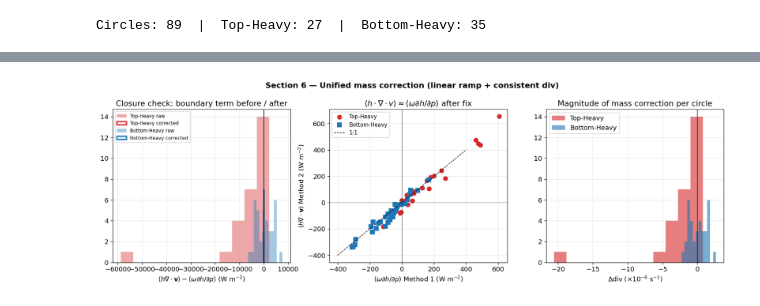
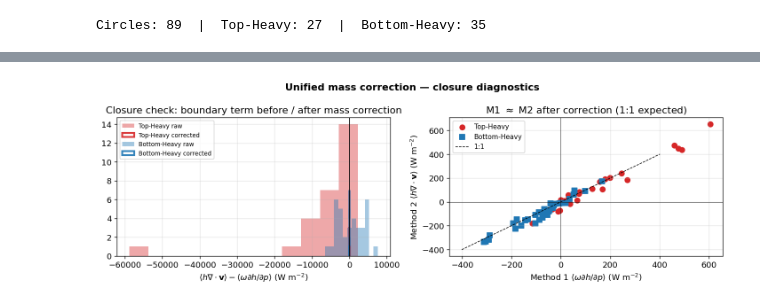
Before and after one commit to zulkiflirmdn/Orcestra-vertical-profile, a Jupyter notebook: notebooks/mse_budget_exploration.ipynb, the cells around one changed output, grey strips where cells are left out. Saved outputs shown, nothing was run; the diff lists cells and outputs as text; code cells hidden in the pictures.

Commit message:
add boundary fix methods

```diff
--- a/notebooks/mse_budget_exploration.ipynb
+++ b/notebooks/mse_budget_exploration.ipynb
@@ -60,19 +43,0 @@ Circles: 89  |  Top-Heavy: 27  |  Bottom-Heavy: 35
-# %%
-budget = compute_budget(ds)
-
-for label, mask in [('Top-Heavy', mask_top), ('Bottom-Heavy', mask_bot)]:
-    va  = budget['vert_adv'].values[mask]
-    vds = budget['vert_adv_dse'].values[mask]
-    ha  = budget['horiz_adv'].values[mask]
-    fd  = budget['flux_div_mse'].values[mask]
-    bnd = budget['h_div_residual'].values[mask]
-    g1  = budget['gms_adv'].values[mask]
-
-    gms_group = np.nanmean(va) / np.nanmean(vds) if abs(np.nanmean(vds)) > 0 else np.nan
-
-    print(f'\n── {label} (n={mask.sum()}) ──')
-    print(f'  Method 1  <ω ∂h/∂p>   = {np.nanmean(va):+8.1f} W/m²')
-    print(f'            <v·∇h>      = {np.nanmean(ha):+8.1f} W/m²')
-    print(f'            GMS_adv     = {gms_group:+.4f}  (median per-circle = {np.nanmedian(g1):+.4f})')
-    print(f'  Method 2  <∇·(vh)>    = {np.nanmean(fd):+8.1f} W/m²  ← large = boundary term')
-    print(f'  Method 3  boundary    = {np.nanmean(bnd):+8.1f} W/m²  ← dominates residual')
@@ -324,82 +80,43 @@ The per-circle ratio is noisy when vert_adv_dse is near zero; the group-level ra
 # %%
-# ── Run unified mass-corrected budget ─────────────────────────────────────
-budget_mc = compute_budget(ds, mass_correct=True)
+budget_raw = compute_budget(ds)
+budget_mc  = compute_budget(ds, mass_correct=True)
 
+bnd_raw = budget_raw['h_div_residual'].values
+bnd_mc  = budget_mc['h_div_residual'].values
 va_mc   = budget_mc['vert_adv'].values
 vds_mc  = budget_mc['vert_adv_dse'].values
 fd_mc   = budget_mc['flux_div_mse'].values
 fds_mc  = budget_mc['flux_div_dse'].values
-bnd_mc  = budget_mc['h_div_residual'].values   # should be near 0
-g1_mc   = budget_mc['gms_adv'].values
-g2_mc   = budget_mc['gms_flux'].values
-dd_mc   = budget_mc['delta_div'].values
 
-bnd_raw = budget['h_div_residual'].values
-
-# ── Panel 1: closure check ─────────────────────────────────────────────────
-fig, axes = plt.subplots(1, 3, figsize=(15, 5))
+# Closure check — boundary term before/after
+fig, axes = plt.subplots(1, 2, figsize=(12, 4))
 
 for color, mask, label in [(TOP_COLOR, mask_top, 'Top-Heavy'),
                             (BOT_COLOR, mask_bot, 'Bottom-Heavy')]:
     axes[0].hist(bnd_raw[mask], bins=12, color=color, alpha=0.4, label=f'{label} raw')
     axes[0].hist(bnd_mc[mask],  bins=12, color=color, alpha=0.9,
                  histtype='step', lw=2.5, label=f'{label} corrected')
 
 axes[0].axvline(0, color='k', lw=1)
 axes[0].set_xlabel(r'$\langle h\nabla\cdot\mathbf{v}\rangle - \langle\omega\partial h/\partial p\rangle$ (W m$^{-2}$)')
-axes[0].set_title('Closure check: boundary term before / after')
+axes[0].set_title('Closure check: boundary term before / after mass correction')
 axes[0].legend(fontsize=8); axes[0].grid(True, alpha=0.3)
 
-# ── Panel 2: M1 vs M2 vertical term after correction ──────────────────────
-# After correction h_div_col ≈ vert_adv (boundary term → 0)
+# Method 1 vs Method 2 after correction
 axes[1].scatter(va_mc[mask_top], bnd_mc[mask_top] + va_mc[mask_top],
                 color=TOP_COLOR, s=50, label='Top-Heavy')
 axes[1].scatter(va_mc[mask_bot], bnd_mc[mask_bot] + va_mc[mask_bot],
                 color=BOT_COLOR, s=50, marker='s', label='Bottom-Heavy')
 lim = np.nanpercentile(np.abs(va_mc[np.isfinite(va_mc)]), 95) * 1.3
 axes[1].plot([-lim, lim], [-lim, lim], 'k--', lw=0.9, label='1:1')
 axes[1].axhline(0, color='k', lw=0.5); axes[1].axvline(0, color='k', lw=0.5)
-axes[1].set_xlabel(r'$\langle\omega\partial h/\partial p\rangle$ Method 1 (W m$^{-2}$)')
-axes[1].set_ylabel(r'$\langle h\nabla\cdot\mathbf{v}\rangle$ Method 2 (W m$^{-2}$)')
-axes[1].set_title(r'$\langle h\cdot\nabla\cdot v\rangle \approx \langle\omega\partial h/\partial p\rangle$ after fix')
+axes[1].set_xlabel(r'Method 1 $\langle\omega\partial h/\partial p\rangle$ (W m$^{-2}$)')
+axes[1].set_ylabel(r'Method 2 $\langle h\nabla\cdot\mathbf{v}\rangle$ (W m$^{-2}$)')
+axes[1].set_title(r'M1 $\approx$ M2 after correction (1:1 expected)')
 axes[1].legend(fontsize=9); axes[1].grid(True, alpha=0.3)
 
-# ── Panel 3: Δdiv distribution (should be small) ──────────────────────────
-axes[2].hist(dd_mc[mask_top] * 1e6, bins=12, color=TOP_COLOR, alpha=0.6, label='Top-Heavy')
-axes[2].hist(dd_mc[mask_bot] * 1e6, bins=12, color=BOT_COLOR, alpha=0.6, label='Bottom-Heavy')
-axes[2].axvline(0, color='k', lw=0.8)
-axes[2].set_xlabel(r'$\Delta$div (×10$^{-6}$ s$^{-1}$)')
-axes[2].set_title('Magnitude of mass correction per circle')
-axes[2].legend(); axes[2].grid(True, alpha=0.3)
-
-fig.suptitle('Section 6 — Unified mass correction (linear ramp + consistent div)',
-             fontweight='bold')
+fig.suptitle('Unified mass correction — closure diagnostics', fontweight='bold')
 plt.tight_layout()
 plt.show()
-
-# ── Group-level GMS comparison (ratio of means — more stable than mean of ratios)
-print(f'\n{"Quantity":<38} {"Top-Heavy":>12} {"Bottom-Heavy":>13}')
-print('─' * 65)
-print(f'{"Boundary term raw |mean| [W/m²]":<38} '
-      f'{np.nanmean(np.abs(bnd_raw[mask_top])):>12.1f} '
-      f'{np.nanmean(np.abs(bnd_raw[mask_bot])):>13.1f}')
-print(f'{"Boundary term mc  |mean| [W/m²]":<38} '
-      f'{np.nanmean(np.abs(bnd_mc[mask_top])):>12.2f} '
-      f'{np.nanmean(np.abs(bnd_mc[mask_bot])):>13.2f}')
-print(f'{"Reduction":<38} '
-      f'{np.nanmean(np.abs(bnd_raw[mask_top]))/np.nanmean(np.abs(bnd_mc[mask_top])):>11.0f}× '
-      f'{np.nanmean(np.abs(bnd_raw[mask_bot]))/np.nanmean(np.abs(bnd_mc[mask_bot])):>12.0f}×')
-
-for lab, m in [('Top-Heavy', mask_top), ('Bottom-Heavy', mask_bot)]:
-    va_r  = np.nanmean(budget['vert_adv'].values[m])
-    vds_r = np.nanmean(budget['vert_adv_dse'].values[m])
-    va_m  = np.nanmean(va_mc[m]);   vds_m = np.nanmean(vds_mc[m])
-    fd_m  = np.nanmean(fd_mc[m]);   fds_m = np.nanmean(fds_mc[m])
-    print(f'\n{lab}:')
-    print(f'  GMS_adv raw  (ratio of group means) = {va_r/vds_r:+.4f}')
-    print(f'  GMS_adv mc   (ratio of group means) = {va_m/vds_m:+.4f}  ← stable')
-    print(f'  GMS_flux mc  (ratio of group means) = {fd_m/fds_m:+.4f}  ← includes horiz. advection')
-    rel = np.nanmean(np.abs(bnd_mc[m])) / np.nanmean(np.abs(va_mc[m])) * 100
-    print(f'  Residual closure error = {rel:.1f}%  (irreducible div–ω inconsistency in BEACH)')
 # %% [output]
-[figure, old version]
+[figure, new version]
```
Also changed, not shown: parts of 30 cells of this notebook, 6 other files.
